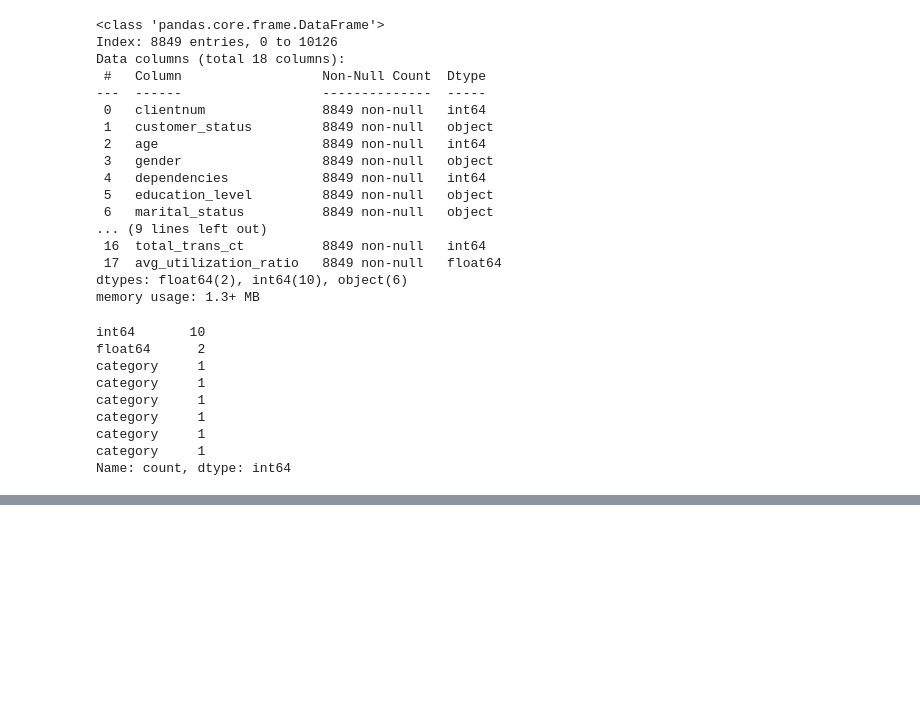
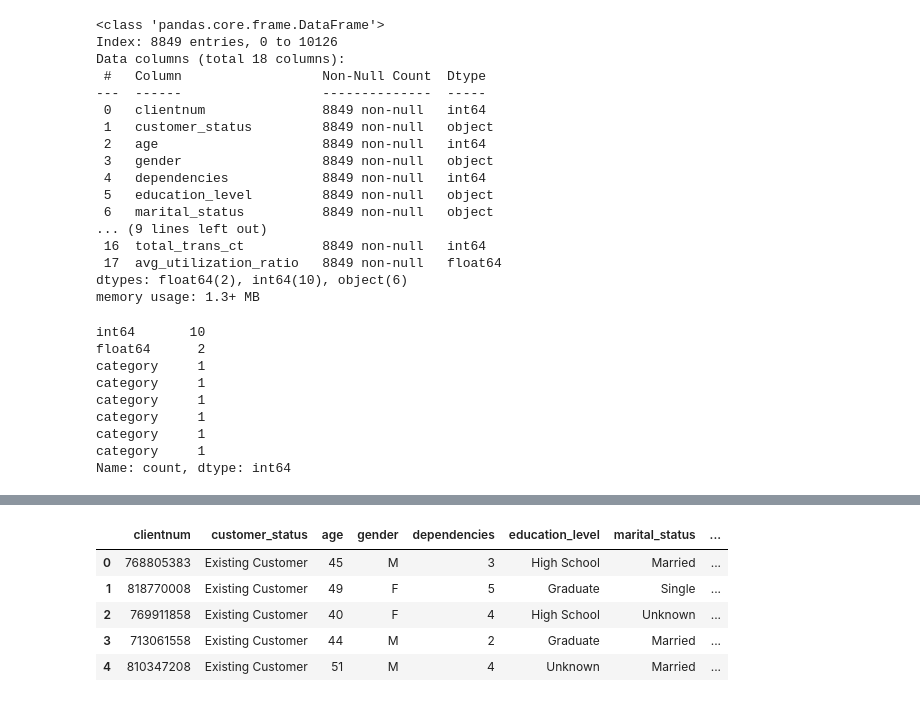
Before and after one commit to kumuduuk/churn-crushers, a Jupyter notebook: jupyter_notebooks/bankchurners.ipynb, the cells around one changed output, grey strips where cells are left out. Cells and saved outputs as stored; diff of their text form; code cells hidden in the pictures; blank space fills up the shorter version.

```diff
--- a/jupyter_notebooks/bankchurners.ipynb
+++ b/jupyter_notebooks/bankchurners.ipynb
@@ -352,0 +434,24 @@ Name: count, dtype: int64
+# %%
+'''
+Create categorical of utilization category column
+'''
+def utilization_category(ratio):
+
+    if ratio < 0.3:
+        return 'Low'
+    elif 0.3 <= ratio < 0.7:
+        return 'Medium'
+    else:
+        return 'High'
+# %%
+df['utilization_cat'] = df['avg_utilization_ratio'].apply(utilization_category)
+# %%
+# Check new column has been added and working
+df.head(5)
+# %% [output]
+|  | clientnum | customer_status | age | gender | dependencies | education_level | marital_status | ... |
+| 0 | 768805383 | Existing Customer | 45 | M | 3 | High School | Married | ... |
+| 1 | 818770008 | Existing Customer | 49 | F | 5 | Graduate | Single | ... |
+| 2 | 769911858 | Existing Customer | 40 | F | 4 | High School | Unknown | ... |
+| 3 | 713061558 | Existing Customer | 44 | M | 2 | Graduate | Married | ... |
+| 4 | 810347208 | Existing Customer | 51 | M | 4 | Unknown | Married | ... |
```
Also changed, not shown: parts of 13 cells of this notebook.
